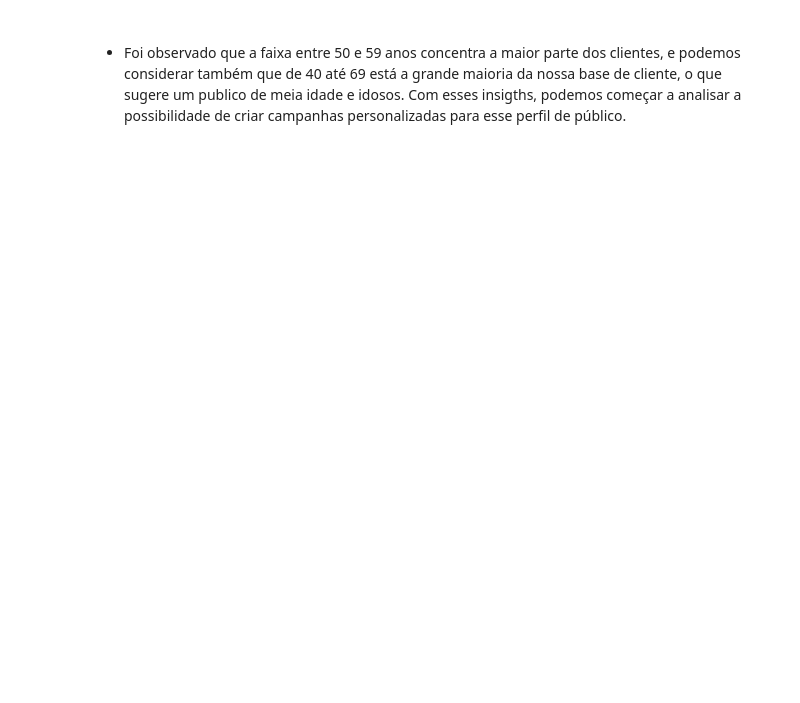
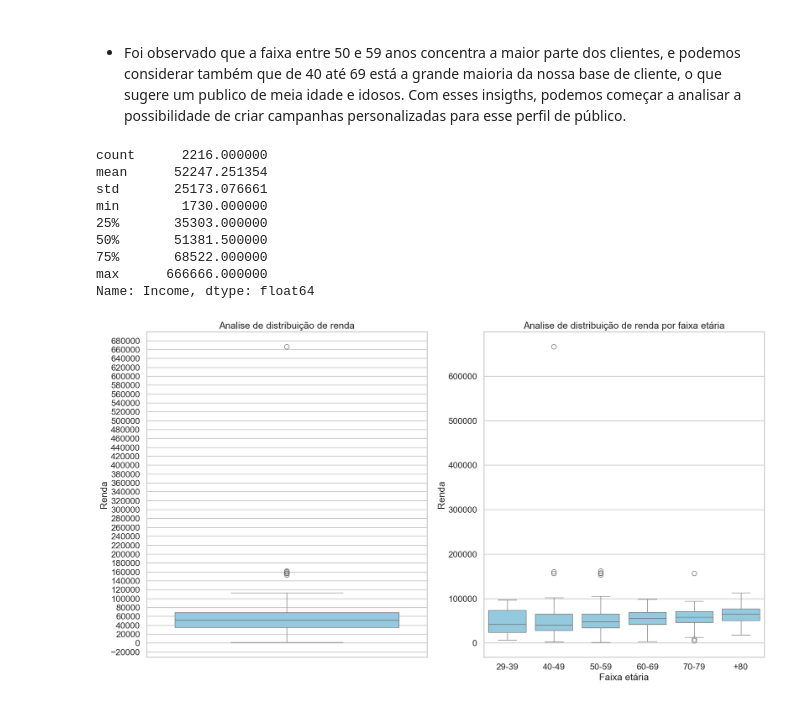
Before and after one commit to Brunoassis55/Data-Analysis-with-Python, a Jupyter notebook: Customer Personality Analysis/Customer Personality Analysis.ipynb, the cells around one changed output. Saved outputs shown, nothing was run; the diff lists cells and outputs as text; code cells hidden in the pictures; blank space fills up the shorter version.

```diff
--- a/Customer Personality Analysis/Customer Personality Analysis.ipynb
+++ b/Customer Personality Analysis/Customer Personality Analysis.ipynb
@@ -265,0 +264,36 @@ plt.show()
+# %%
+# - Boxplot para identificar clientes de alta renda
+import matplotlib.ticker as ticker
+
+print(df['Income'].describe())
+
+# Criar a figura
+fig, axes = plt.subplots(1, 2 , figsize=(18, 10))
+
+# Criar o boxplot
+sns.boxplot(data=df, x='Range_Age',  y='Income', ax=axes[1], color='skyblue')
+axes[1].set_title("Analise de distribuição de renda por faixa etária")
+axes[1].set_xlabel("Faixa etária")
+axes[1].set_ylabel("Renda")
+
+sns.boxplot(data=df,  y='Income', ax=axes[0], color='skyblue')
+axes[0].set_title("Analise de distribuição de renda")
+axes[0].set_ylabel("Renda")
+
+# Definir a escala do eixo Y
+axes[0].yaxis.set_major_locator(ticker.MultipleLocator(20000))
+
+plt.tight_layout() # Para evitar sobreposição entre os gráficos
+
+plt.show()
+# %% [output]
+count      2216.000000
+mean      52247.251354
+std       25173.076661
+min        1730.000000
+25%       35303.000000
+50%       51381.500000
+75%       68522.000000
+max      666666.000000
+Name: Income, dtype: float64
+[figure, added]
```
Also changed, not shown: parts of 6 cells of this notebook.
